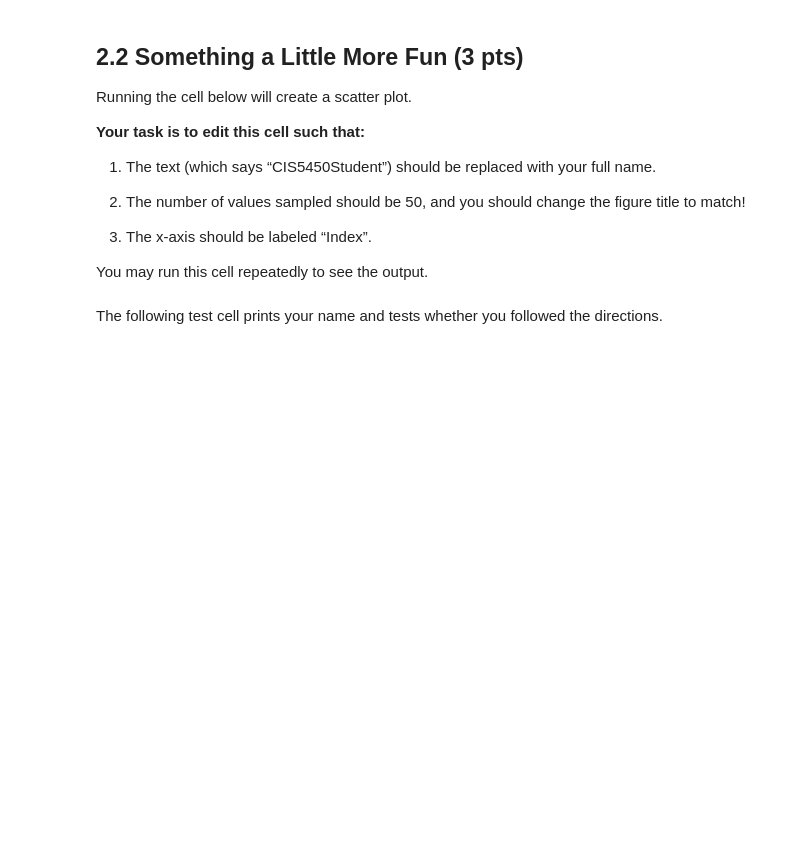
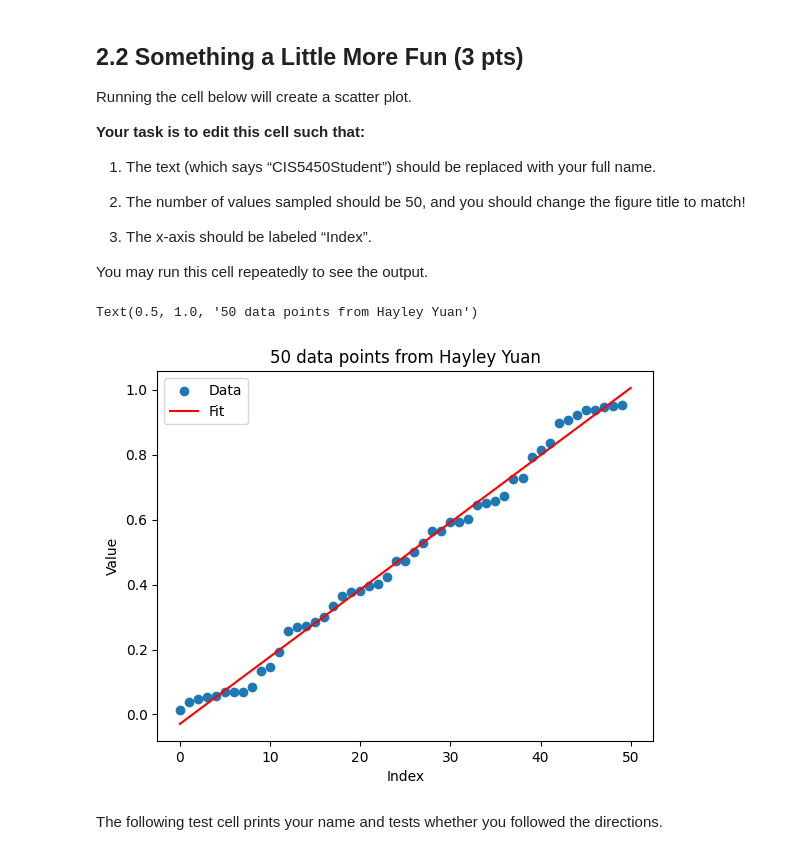
Before and after one commit to hayuan98/CIS5450_hw0, a Jupyter notebook: homework0.ipynb, the cells around one changed output. Cells and saved outputs as stored; diff of their text form; code cells hidden in the pictures; blank space fills up the shorter version.

```diff
--- a/homework0.ipynb
+++ b/homework0.ipynb
@@ -113,31 +114,35 @@ You may run this cell repeatedly to see the output.
 # %%
 # We’ll be using Matplotlib to plot a visualization
 %matplotlib inline
 
 import matplotlib.pyplot as plt
 import numpy as np
 
-# Create 10 random numbers and sort them
-NUM_PTS_TO_SAMPLE = 10
+# Create 50 random numbers and sort them
+NUM_PTS_TO_SAMPLE = 50
 x = np.arange(0, NUM_PTS_TO_SAMPLE)
 y = np.sort(np.random.rand(NUM_PTS_TO_SAMPLE))
 
 # fit a line (polynomial with degree 1) through the data
 slope, intercept = np.polyfit(x, y, 1)
 
 # plot our initial random points
 plt.scatter(x, y, label="Data")
 
 # plot our line-of-best-fit over the data
 fit_x = np.linspace(0, NUM_PTS_TO_SAMPLE, 100)
 fit_y = slope * fit_x + intercept
 plt.plot(fit_x, fit_y, color="red", label="Fit")
 plt.ylabel("Value")
+plt.xlabel("Index")
 plt.legend()
 
 # give the plot a title based on the variable `student`
-student = "5450Student"
-plt.title(f"10 data points from {student}")
+student = "Hayley Yuan"
+plt.title(f"50 data points from {student}")
+# %% [output]
+Text(0.5, 1.0, '50 data points from Hayley Yuan')
+[figure, added]
 # %% [markdown]
 The following test cell prints your name and tests whether you followed the directions.
 # %%
```
Also changed, not shown: parts of 4 cells of this notebook.
